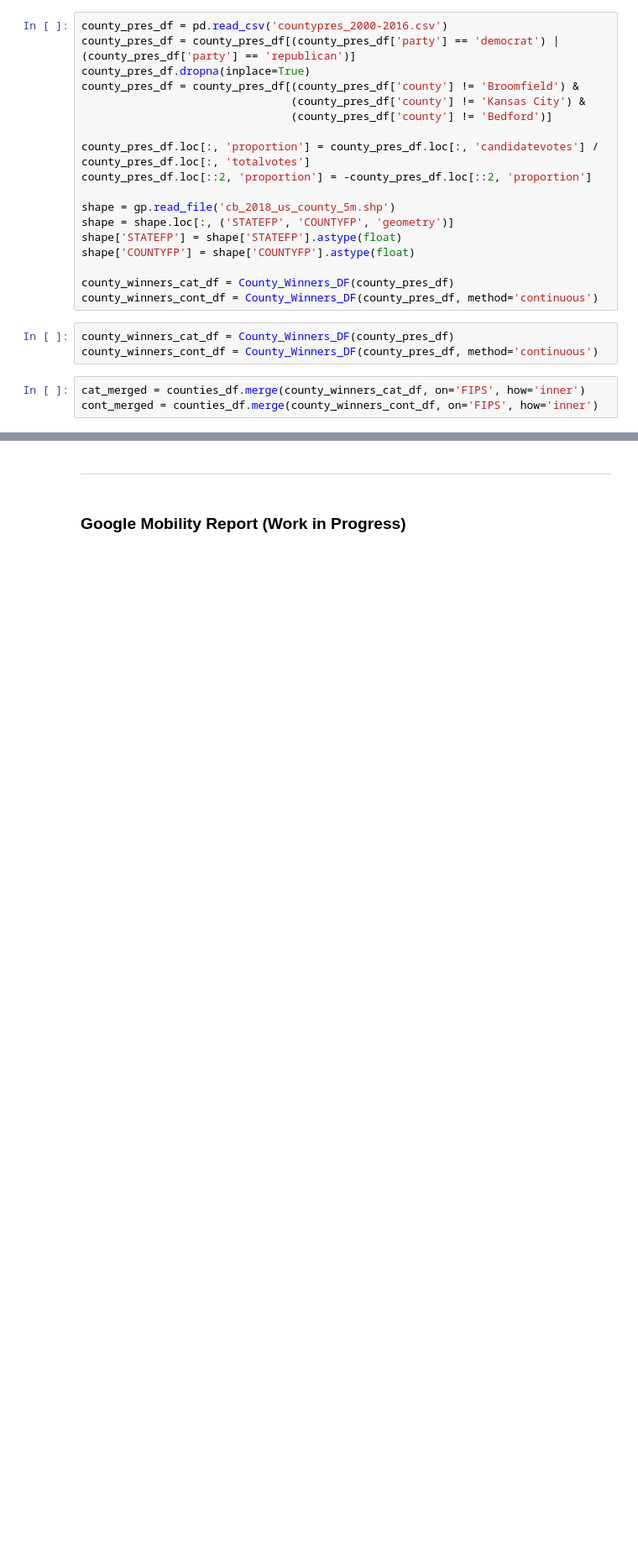
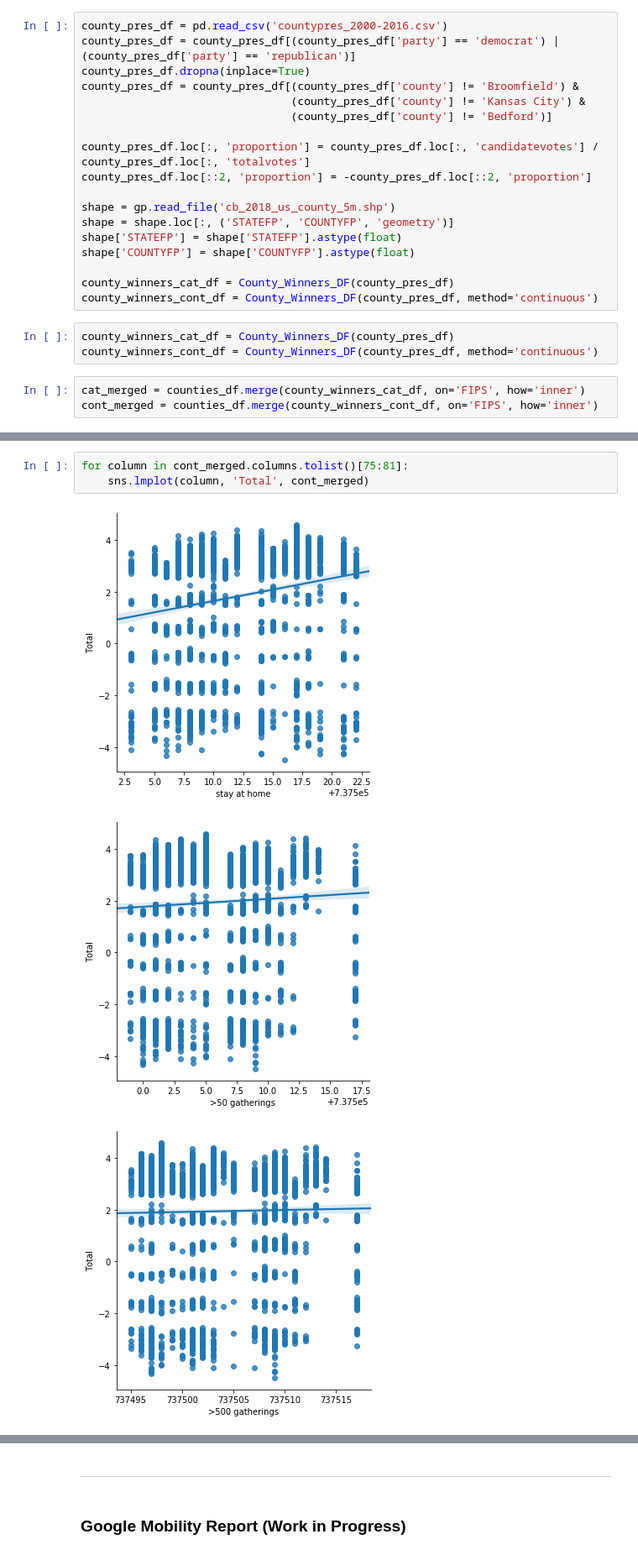
Before and after one commit to joshuaiokua/data100_final-project, a Jupyter notebook: Josh_notebook.ipynb, the cells around one changed output, grey strips where cells are left out. Shown at 84% size. Cells and saved outputs as stored; diff of their text form; blank space fills up the shorter version.

```diff
--- a/Josh_notebook.ipynb
+++ b/Josh_notebook.ipynb
@@ -162,0 +189,7 @@ cont_merged = counties_df.merge(county_winners_cont_df, on='FIPS', how='inner')
+# %%
+for column in cont_merged.columns.tolist()[75:81]:
+    sns.lmplot(column, 'Total', cont_merged)
+# %% [output]
+[figure, added]
+[figure, added]
+[figure, added]
```
Also changed, not shown: parts of 4 cells of this notebook.
